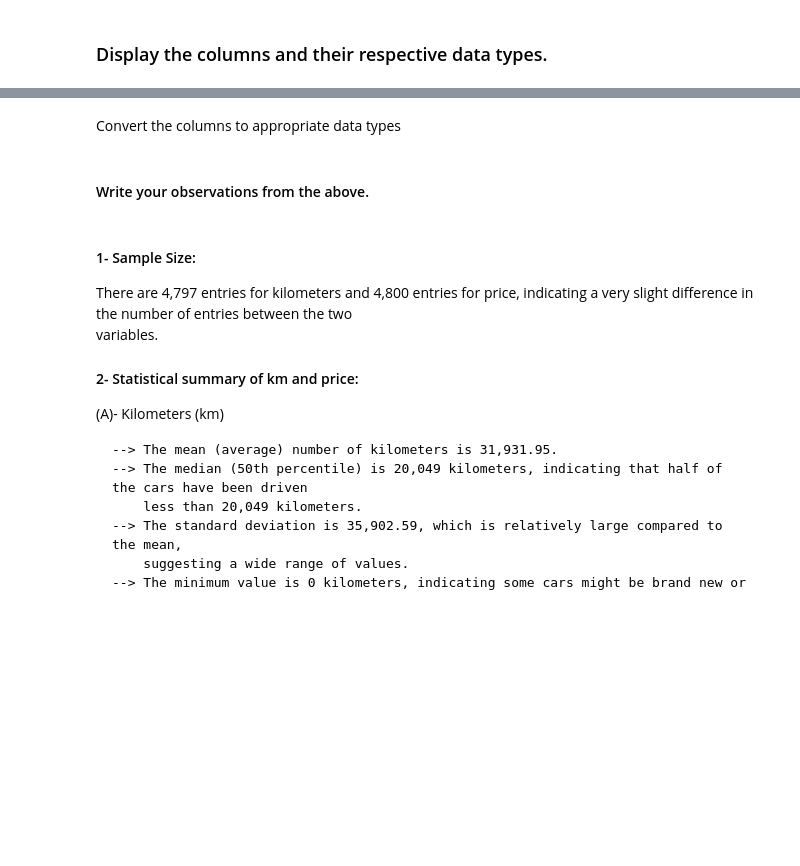
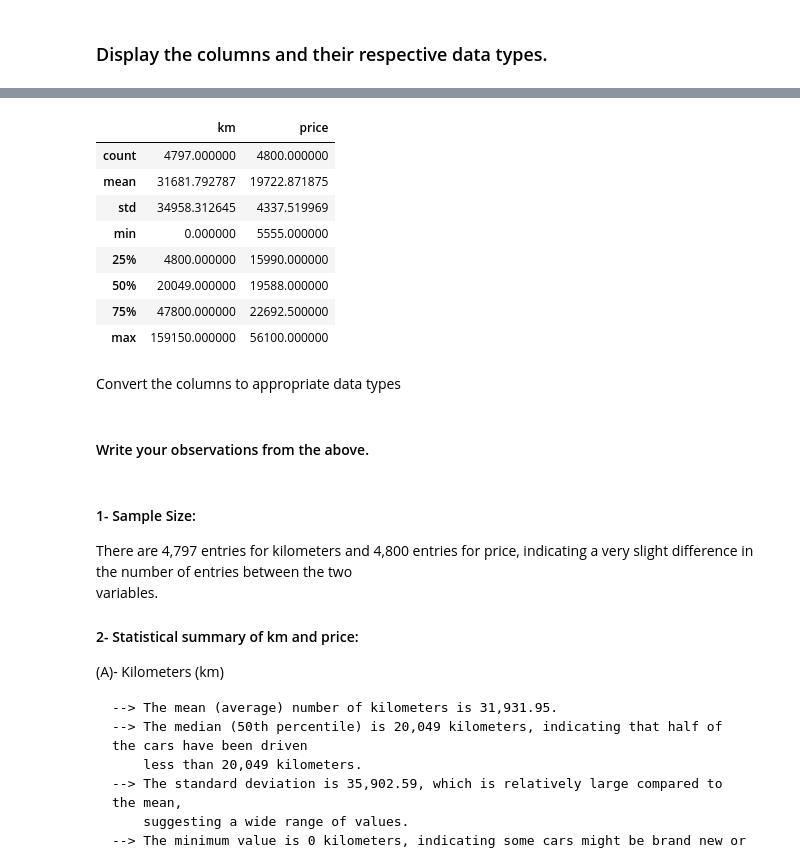
Before and after one commit to shreenath197/FeatureEngineeringE2EProject_CarPricePrediction, a Jupyter notebook: FE_END-to END PROJECT.ipynb, the cells around one changed output, grey strips where cells are left out. Cells and saved outputs as stored; diff of their text form; code cells hidden in the pictures; blank space fills up the shorter version.

```diff
--- a/FE_END-to END PROJECT.ipynb
+++ b/FE_END-to END PROJECT.ipynb
@@ -148,3 +152,16 @@ memory usage: 262.6+ KB
+# %%
+# displaying the description and statistical summary of the data
+dataSet.describe()
+# %% [output]
+|  | km | price |
+| count | 4797.000000 | 4800.000000 |
+| mean | 31681.792787 | 19722.871875 |
+| std | 34958.312645 | 4337.519969 |
+| min | 0.000000 | 5555.000000 |
+| 25% | 4800.000000 | 15990.000000 |
+| 50% | 20049.000000 | 19588.000000 |
+| 75% | 47800.000000 | 22692.500000 |
+| max | 159150.000000 | 56100.000000 |
 # %% [markdown]
 Convert the columns to appropriate data types
 # %% [markdown]
```
Also changed, not shown: parts of 19 cells of this notebook, 1 other file.
